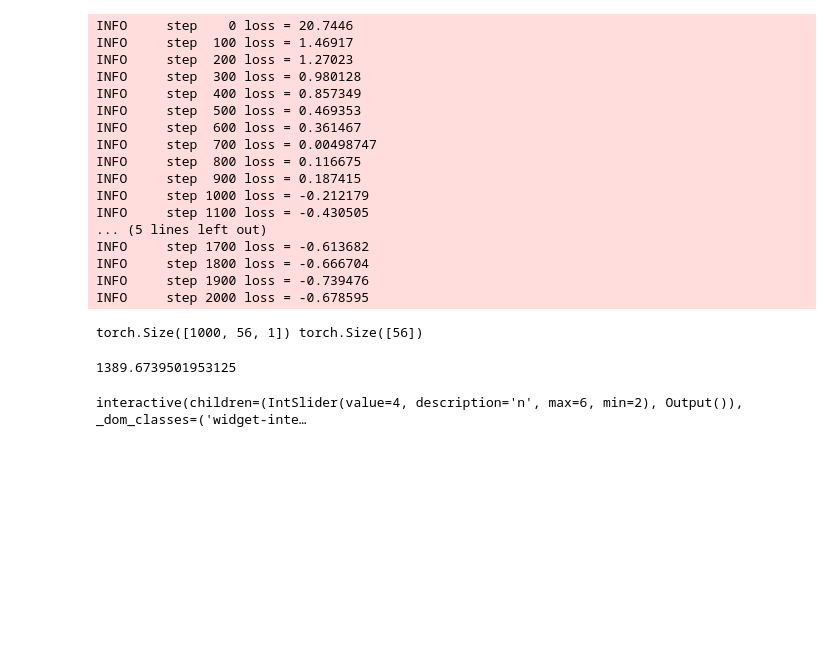
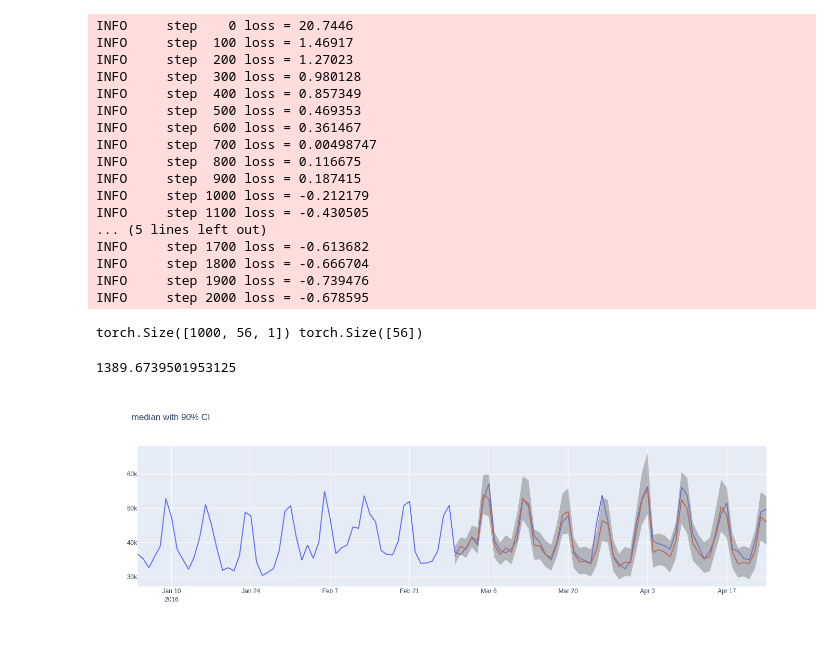
Before and after one commit to pyro-ppl/Pyro-M5-Starter-Kit, a Jupyter notebook: model1.ipynb, the cells around one changed output. Drawn from its saved outputs; the diff is of its cells as text; code cells hidden in the pictures; blank space fills up the shorter version.

Commit message:
nbviewer not render widget, remove widget

```diff
--- a/model1.ipynb
+++ b/model1.ipynb
@@ -110,16 +110,17 @@ torch.Size([1000, 56, 1]) torch.Size([56])
 # %%
 def f(n):
     fig = go.Figure()
     fig.add_trace(go.Scatter(x=m5.calendar_df.index[T2 - 28 * n:T2],
                              y=data[T2 - 28 * n:T2, 0]))
     fig.add_trace(go.Scatter(x=m5.calendar_df.index[T1:T2], y=p50[:]))
     fig.add_trace(go.Scatter(x=m5.calendar_df.index[T1:T2], y=p10[:],
                              fill=None, line=dict(color='grey', width=0)))
     fig.add_trace(go.Scatter(x=m5.calendar_df.index[T1:T2], y=p90[:],
                              fill='tonexty', line=dict(color='grey', width=0)))
     fig.update_layout(title="median with 90% CI", showlegend=False)
     return fig
 
-interact(f, n=(2, 6));
+# interact(f, n=(2, 6));
+f(n=4)
 # %% [output]
-interactive(children=(IntSlider(value=4, description='n', max=6, min=2), Output()), _dom_classes=('widget-inte…
+[figure, added]
```
